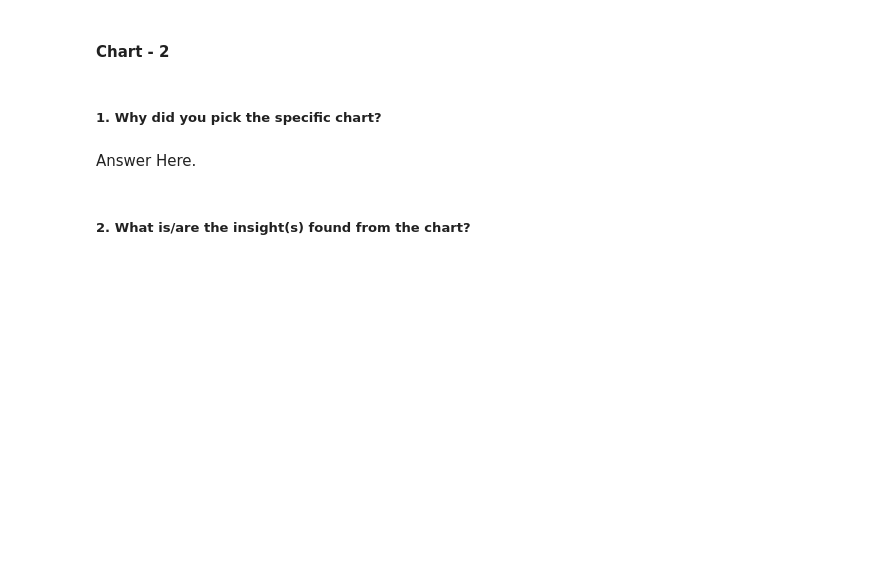
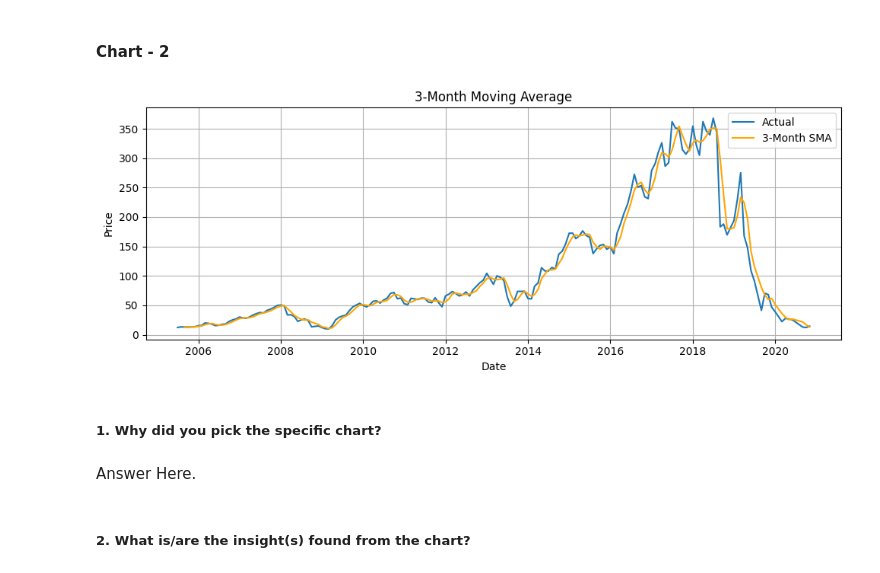
Before and after one commit to Josephvarghes/Yesbank-Stock-Predictor, a Jupyter notebook: yesbank-stock-predictor.ipynb, the cells around one changed output. Saved outputs shown, nothing was run; the diff lists cells and outputs as text; code cells hidden in the pictures; blank space fills up the shorter version.

```diff
--- a/yesbank-stock-predictor.ipynb
+++ b/yesbank-stock-predictor.ipynb
@@ -351,3 +310,19 @@ Answer Here
+# %%
+# 2. Moving Average (3-month rolling)
+df['SMA_3'] = df['Close'].rolling(window=3).mean()
+
+plt.figure(figsize=(10, 4))
+plt.plot(df['Close'], label='Actual')
+plt.plot(df['SMA_3'], label='3-Month SMA', color='orange')
+plt.title("3-Month Moving Average")
+plt.xlabel("Date")
+plt.ylabel("Price")
+plt.legend()
+plt.grid(True)
+plt.tight_layout()
+plt.show()
+# %% [output]
+[figure, added]
 # %% [markdown]
 ##### 1. Why did you pick the specific chart?
 # %% [markdown]
```
Also changed, not shown: parts of 257 cells of this notebook.
